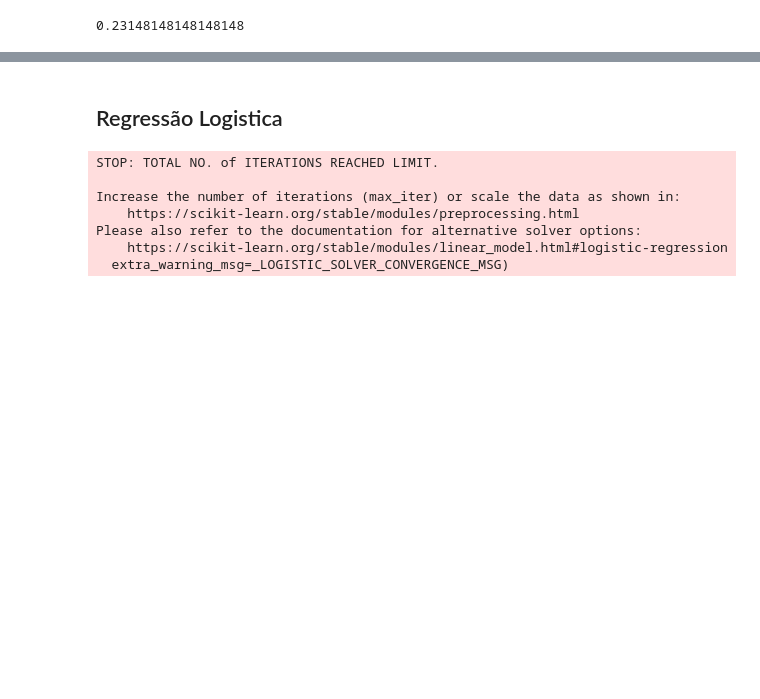
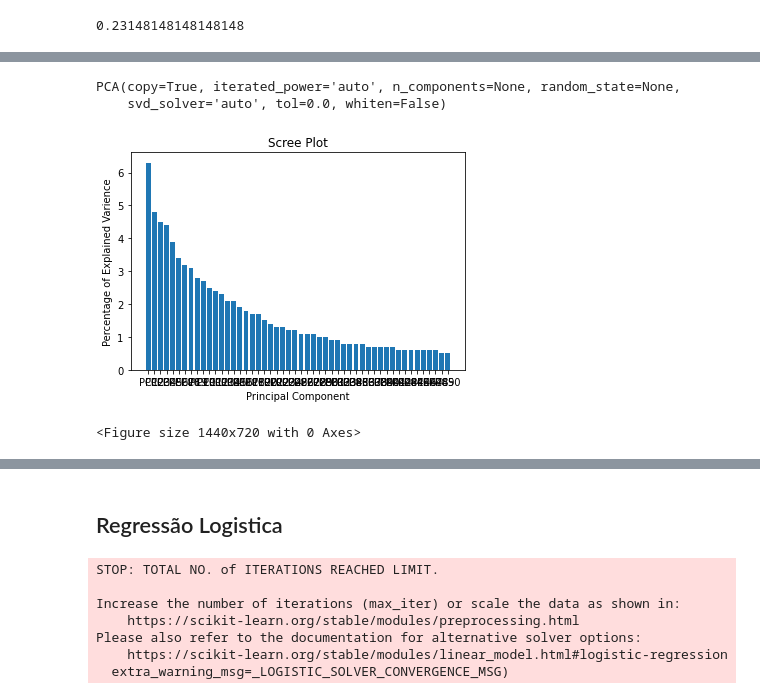
Before and after one commit to julianafalves/ic, a Jupyter notebook: Códigos/Treinamentos/RegressãoLogistica.ipynb, the cells around one changed output, grey strips where cells are left out. Saved outputs shown, nothing was run; the diff lists cells and outputs as text; code cells hidden in the pictures; blank space fills up the shorter version.

```diff
--- a/Códigos/Treinamentos/RegressãoLogistica.ipynb
+++ b/Códigos/Treinamentos/RegressãoLogistica.ipynb
@@ -128,0 +134,4 @@ y['AD'].mean()
+# %%
+df1 = df.iloc[:,2:]
+df1 = pd.concat([y,df1],axis=1)
+df1.head(3)
@@ -128,0 +144,7 @@ y['AD'].mean()
+# %%
+from sklearn.decomposition import PCA
+pca = PCA()
+pca.fit(df1)
+# %% [output]
+PCA(copy=True, iterated_power='auto', n_components=None, random_state=None,
+    svd_solver='auto', tol=0.0, whiten=False)
@@ -128,0 +153,13 @@ y['AD'].mean()
+# %%
+per_var = np.round(pca.explained_variance_ratio_*100,decimals=1)
+labels = ['PC'+str(x) for x in range(1,len(per_var)+1)]
+# %%
+plt.bar(x=range(1,51), height=per_var[0:50],tick_label = labels[0:50])
+plt.ylabel('Percentage of Explained Varience')
+plt.xlabel('Principal Component')
+plt.title('Scree Plot')
+plt.figure(figsize=(20,10))
+plt.show()
+# %% [output]
+[figure, added]
+<Figure size 1440x720 with 0 Axes>
```
Also changed, not shown: parts of 47 cells of this notebook.
